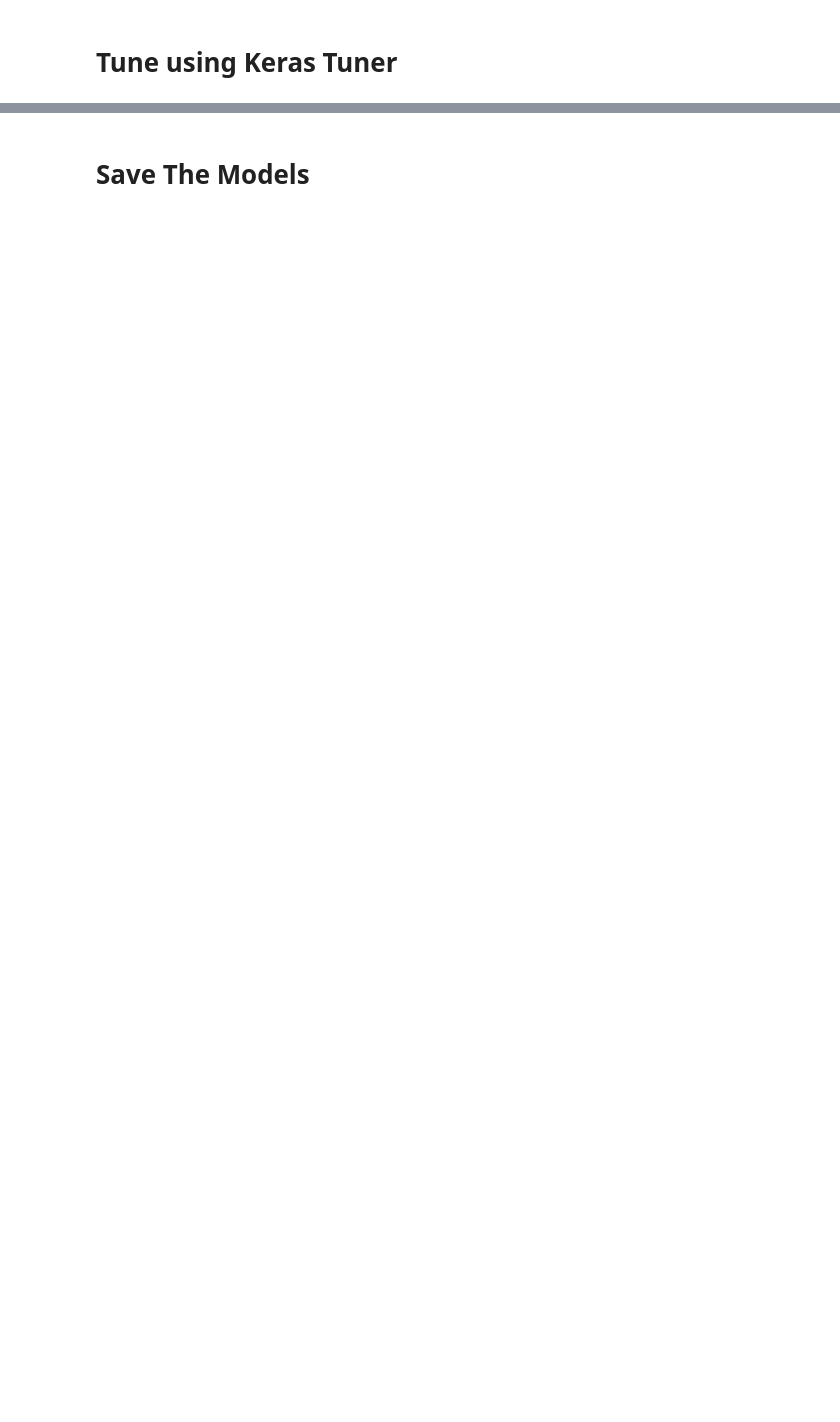
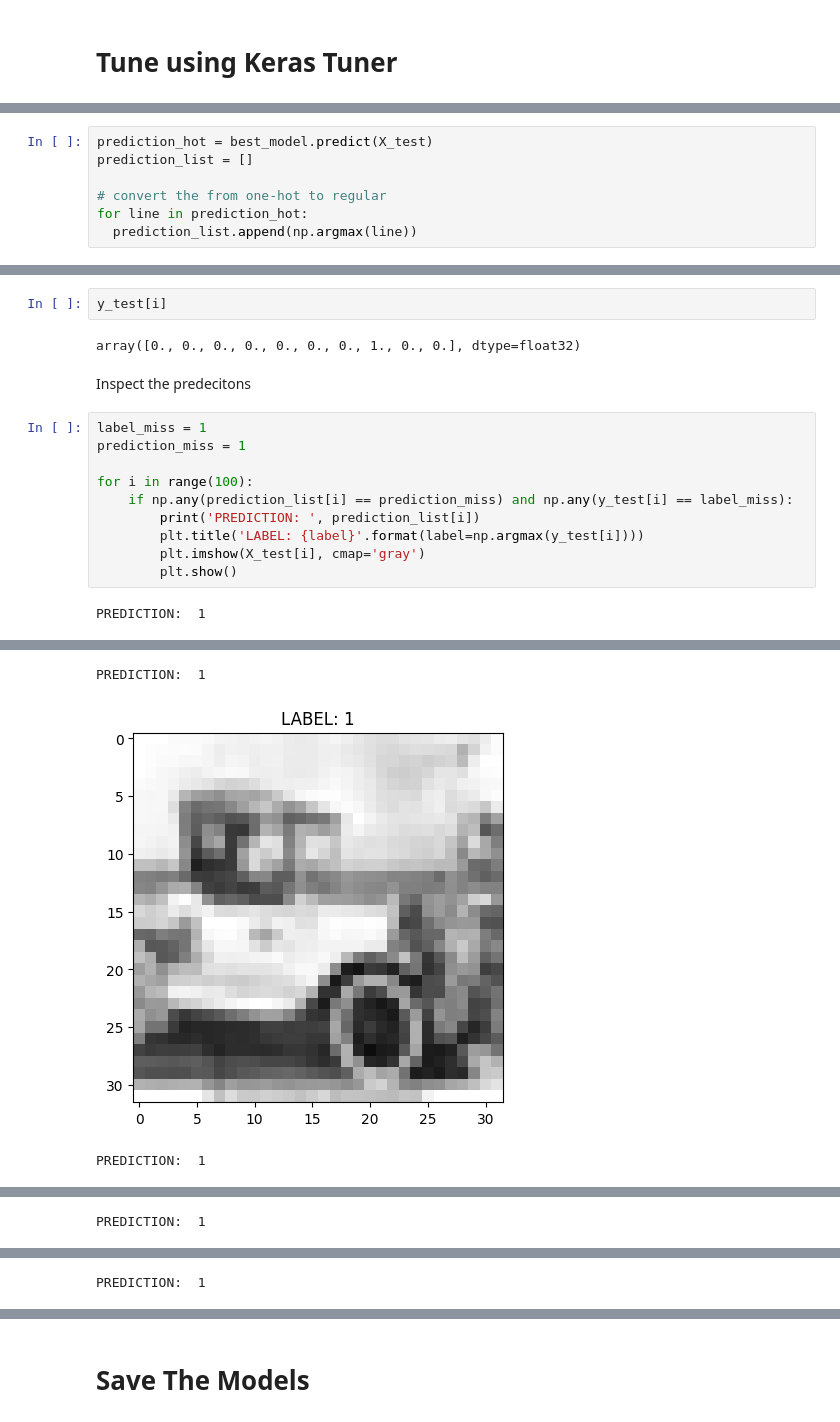
Before and after one commit to stefanshipinkoski/cifar-10-cnn, a Jupyter notebook: CIFAR_CNN.ipynb, the cells around one changed output, grey strips where cells are left out. Drawn from its saved outputs; the diff is of its cells as text; blank space fills up the shorter version.

```diff
--- a/CIFAR_CNN.ipynb
+++ b/CIFAR_CNN.ipynb
@@ -497,0 +413,7 @@ best_model_acc
+# %%
+prediction_hot = best_model.predict(X_test)
+prediction_list = []
+
+# convert the from one-hot to regular
+for line in prediction_hot:
+  prediction_list.append(np.argmax(line))
@@ -497,0 +426,18 @@ best_model_acc
+# %%
+y_test[i]
+# %% [output]
+array([0., 0., 0., 0., 0., 0., 0., 1., 0., 0.], dtype=float32)
+# %% [markdown]
+Inspect the predecitons
+# %%
+label_miss = 1
+prediction_miss = 1
+
+for i in range(100):
+    if np.any(prediction_list[i] == prediction_miss) and np.any(y_test[i] == label_miss):
+        print('PREDICTION: ', prediction_list[i])
+        plt.title('LABEL: {label}'.format(label=np.argmax(y_test[i])))
+        plt.imshow(X_test[i], cmap='gray')
+        plt.show()
+# %% [output]
+PREDICTION:  1
@@ -497,0 +445,3 @@ best_model_acc
+PREDICTION:  1
+[figure, added]
+PREDICTION:  1
@@ -497,0 +449 @@ best_model_acc
+PREDICTION:  1
@@ -497,0 +451 @@ best_model_acc
+PREDICTION:  1
```
Also changed, not shown: parts of 46 cells of this notebook.
